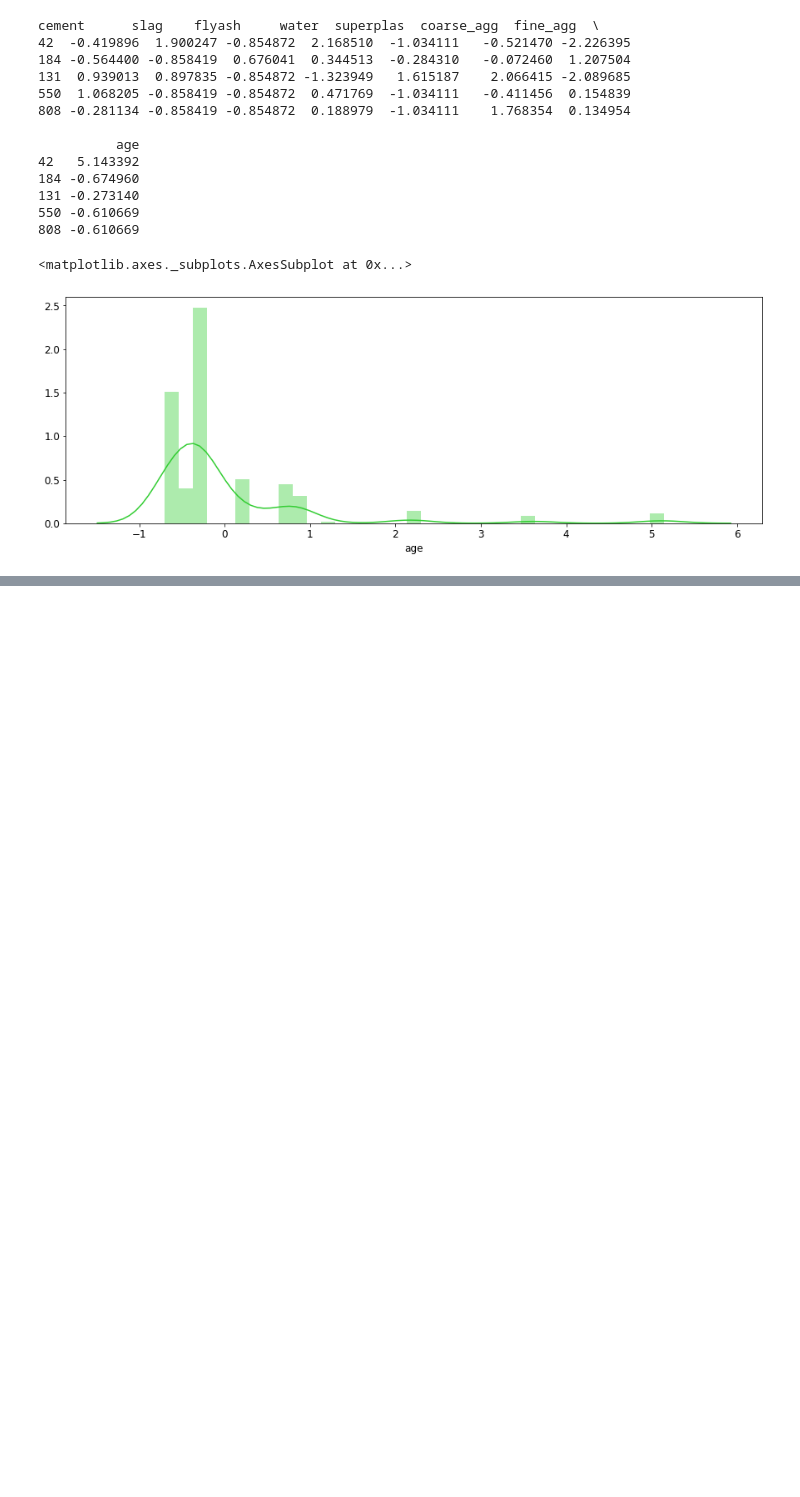
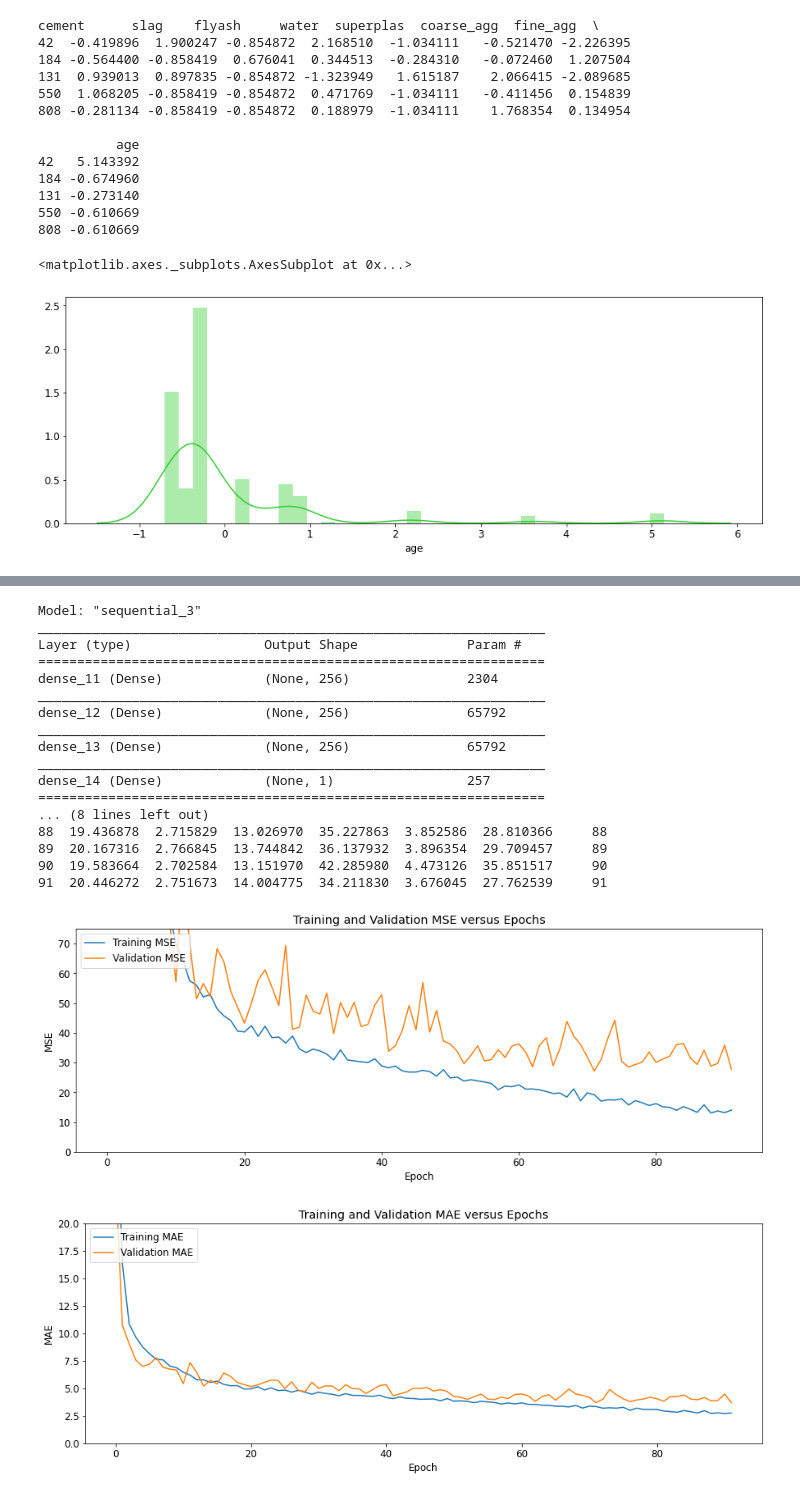
Before and after one commit to nottroll/MSA-2020---Project-1-AI-Advanced-Analytics, a Jupyter notebook: concrete-strength.ipynb, the cells around one changed output, grey strips where cells are left out. Drawn from its saved outputs; the diff is of its cells as text; code cells hidden in the pictures; blank space fills up the shorter version.

```diff
--- a/concrete-strength.ipynb
+++ b/concrete-strength.ipynb
@@ -423,0 +581,64 @@ Hyperparameters:
+# %%
+# Define training function with structure, activation, optimizer and epochs
+model = keras.models.Sequential()
+
+# See above for model details
+model.add(keras.layers.Dense(units = 256, input_dim = 8, activation = 'tanh', kernel_regularizer=regularizers.l2(0.01)))
+layers.Dropout(0.5)
+model.add(keras.layers.Dense(units = 256, activation = 'tanh', kernel_regularizer=regularizers.l2(0.01)))
+layers.Dropout(0.5)
+model.add(keras.layers.Dense(units = 256, activation = 'tanh', kernel_regularizer=regularizers.l2(0.01)))
+layers.Dropout(0.5)
+model.add(keras.layers.Dense(units = 1, activation = None)) # activation = none is the same as linear activation
+
+# Compile model
+model.compile(loss = 'mse', optimizer = 'RMSprop', metrics = ['mae', 'mse'])
+
+# Print summary of network that is being trained
+print(model.summary(), '\n')
+
+early_stop = keras.callbacks.EarlyStopping(monitor='val_loss', patience=20)
+
+training_stats = model.fit(normed_train_data, train_labels, batch_size = 32, epochs = 512, validation_split = 0.2, verbose = 0, callbacks=[early_stop])
+
+hist = pd.DataFrame(training_stats.history)
+hist['epoch'] = training_stats.epoch
+print(hist.tail(), '\n')
+
+plt.plot(training_stats.history['mse'])
+plt.plot(training_stats.history['val_mse'])
+plt.title('Training and Validation MSE versus Epochs')
+plt.ylim([0,75])
+plt.ylabel('MSE')
+plt.xlabel('Epoch')
+plt.legend(['Training MSE', 'Validation MSE'], loc='upper left')
+plt.show()
+
+plt.plot(training_stats.history['mae'])
+plt.plot(training_stats.history['val_mae'])
+plt.title('Training and Validation MAE versus Epochs')
+plt.ylim([0,20])
+plt.ylabel('MAE')
+plt.xlabel('Epoch')
+plt.legend(['Training MAE', 'Validation MAE'], loc='upper left')
+plt.show()
+# %% [output]
+Model: "sequential_3"
+_________________________________________________________________
+Layer (type)                 Output Shape              Param #
+=================================================================
+dense_11 (Dense)             (None, 256)               2304
+_________________________________________________________________
+dense_12 (Dense)             (None, 256)               65792
+_________________________________________________________________
+dense_13 (Dense)             (None, 256)               65792
+_________________________________________________________________
+dense_14 (Dense)             (None, 1)                 257
+=================================================================
+... (8 lines left out)
+88  19.436878  2.715829  13.026970  35.227863  3.852586  28.810366     88
+89  20.167316  2.766845  13.744842  36.137932  3.896354  29.709457     89
+90  19.583664  2.702584  13.151970  42.285980  4.473126  35.851517     90
+91  20.446272  2.751673  14.004775  34.211830  3.676045  27.762539     91
+[figure, added]
+[figure, added]
```
Also changed, not shown: parts of 34 cells of this notebook, 1 other file.
